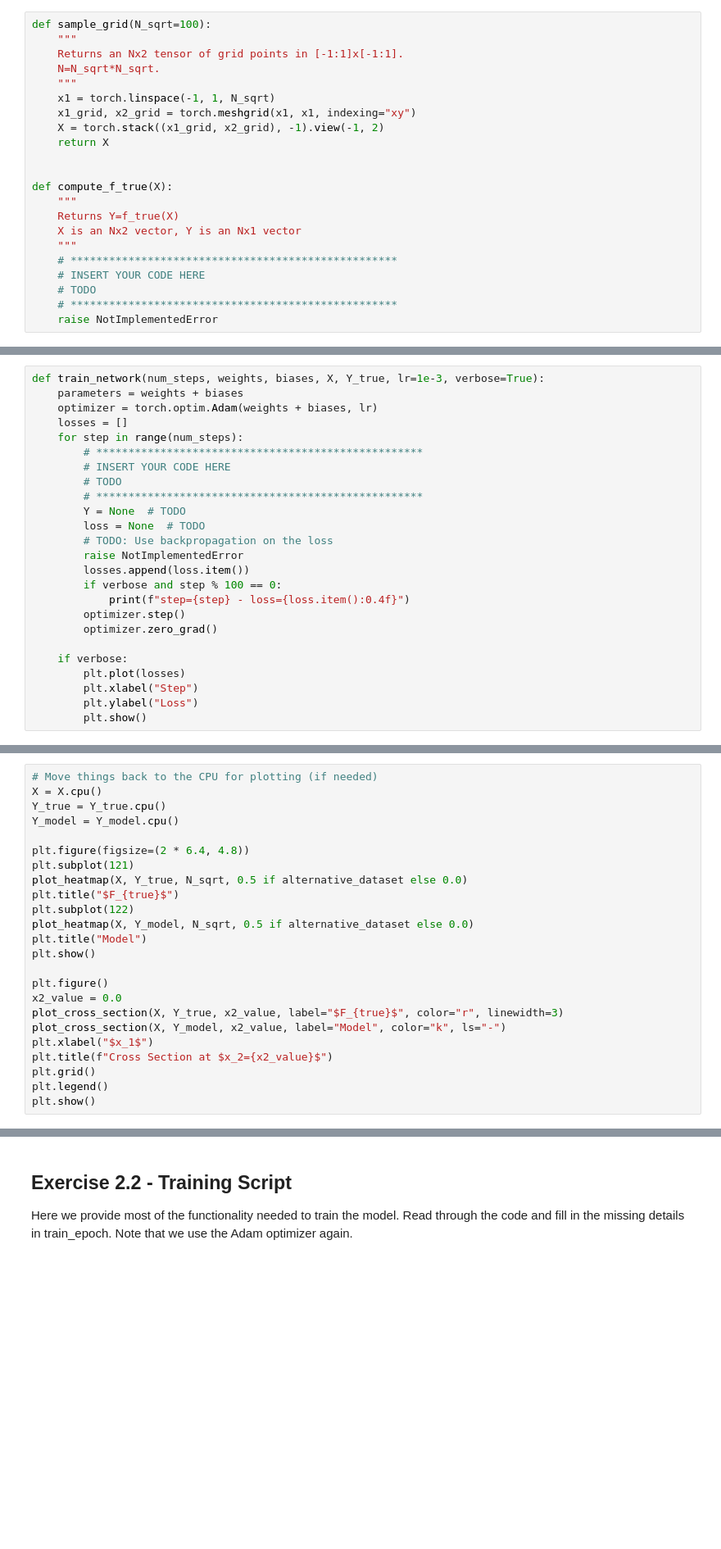
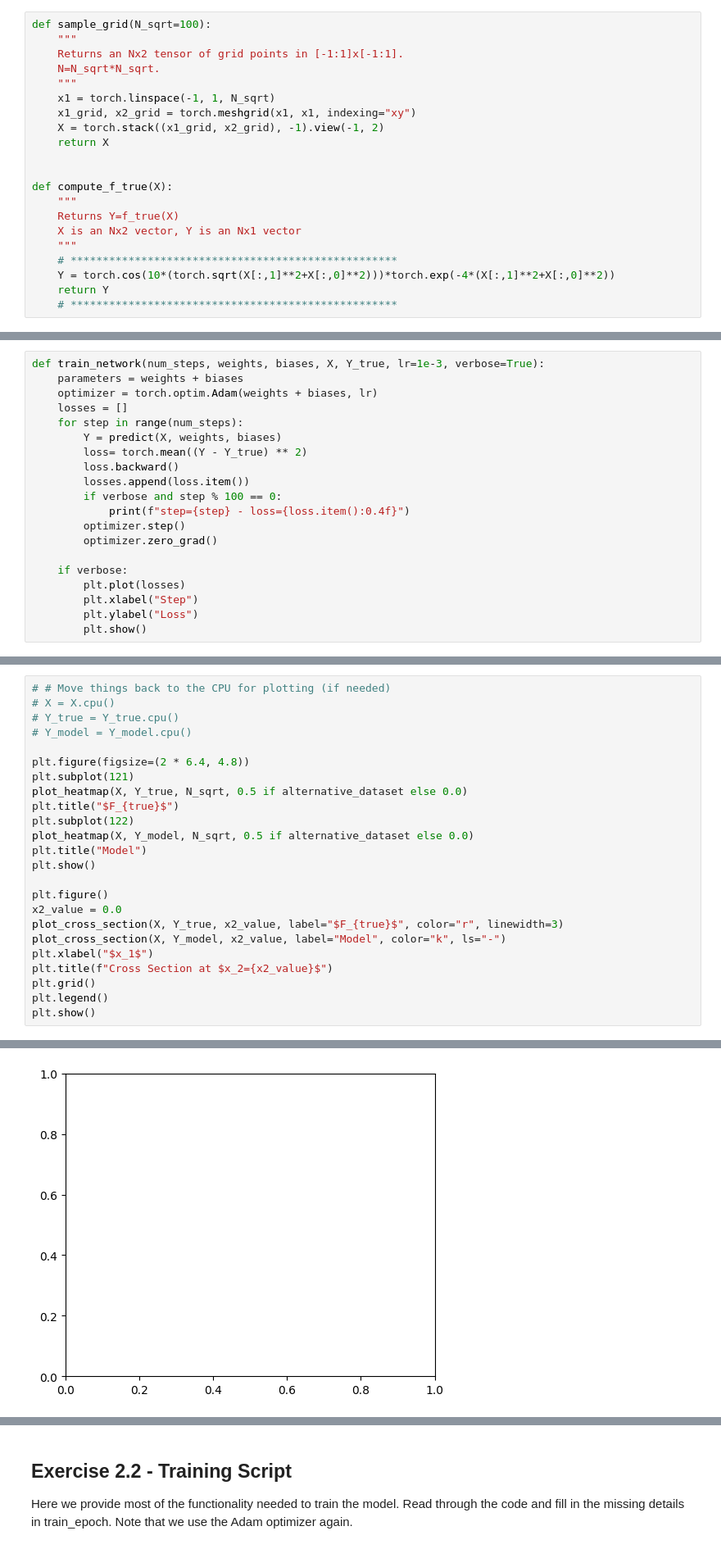
Before and after one commit to Selim-SHERIF/CS-433_Machine-Learning, a Jupyter notebook: labs/ex07/template/ex07.ipynb, the cells around one changed output, grey strips where cells are left out. Shown at 82% size. Saved outputs shown, nothing was run; the diff lists cells and outputs as text; blank space fills up the shorter version.

```diff
--- a/labs/ex07/template/ex07.ipynb
+++ b/labs/ex07/template/ex07.ipynb
@@ -122,10 +120,9 @@ def compute_f_true(X):
     X is an Nx2 vector, Y is an Nx1 vector
     """
     # ***************************************************
-    # INSERT YOUR CODE HERE
-    # TODO
+    Y = torch.cos(10*(torch.sqrt(X[:,1]**2+X[:,0]**2)))*torch.exp(-4*(X[:,1]**2+X[:,0]**2))
+    return Y
     # ***************************************************
-    raise NotImplementedError
 # %% [markdown]
 ### Exercise 1.2 - Model Definition
 In this part we will create a simple model function for a ReLU fully connected network. We break the implementation down into several functions.
@@ -182,14 +205,9 @@ def train_network(num_steps, weights, biases, X, Y_true, lr=1e-3, verbose=True):
     optimizer = torch.optim.Adam(weights + biases, lr)
     losses = []
     for step in range(num_steps):
-        # ***************************************************
-        # INSERT YOUR CODE HERE
-        # TODO
-        # ***************************************************
-        Y = None  # TODO
-        loss = None  # TODO
-        # TODO: Use backpropagation on the loss
-        raise NotImplementedError
+        Y = predict(X, weights, biases)
+        loss= torch.mean((Y - Y_true) ** 2)
+        loss.backward()
         losses.append(loss.item())
         if verbose and step % 100 == 0:
             print(f"step={step} - loss={loss.item():0.4f}")
@@ -298,8 +328,8 @@ with torch.no_grad():
 # %%
-# Move things back to the CPU for plotting (if needed)
-X = X.cpu()
-Y_true = Y_true.cpu()
-Y_model = Y_model.cpu()
+# # Move things back to the CPU for plotting (if needed)
+# X = X.cpu()
+# Y_true = Y_true.cpu()
+# Y_model = Y_model.cpu()
 
 plt.figure(figsize=(2 * 6.4, 4.8))
 plt.subplot(121)
@@ -319,3 +349,4 @@ plt.title(f"Cross Section at $x_2={x2_value}$")
 plt.grid()
 plt.legend()
 plt.show()
+# %% [output]
@@ -322,3 +354,4 @@ plt.show()
+[figure, added]
 # %% [markdown]
 # Exercise 2 - Digit Classification
 In this exercise you will build and train a neural network to classify handwritten digits in the [MNIST dataset](https://en.wikipedia.org/wiki/MNIST_database). The link contains information about the dataset including example images. There are 10 classes corresponding to digits from 0 through 9. Each image is 28x28 pixels and grayscale. We will be using a fully connected network so we flatten each element into a $d=784$ element vector. We will have one output for each class. We will use softmax to turn these outputs into probabilities for each class and the cross entropy with a one-hot encoding of the label as our loss.
```
Also changed, not shown: parts of 7 cells of this notebook.
